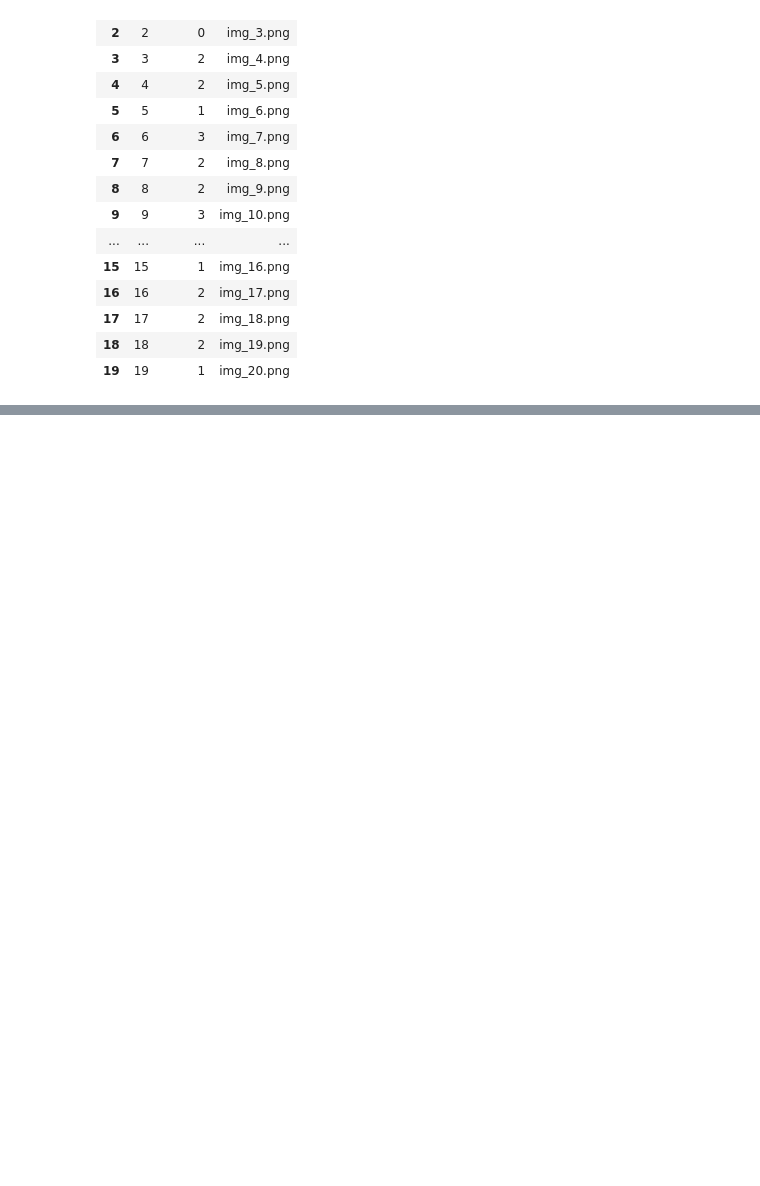
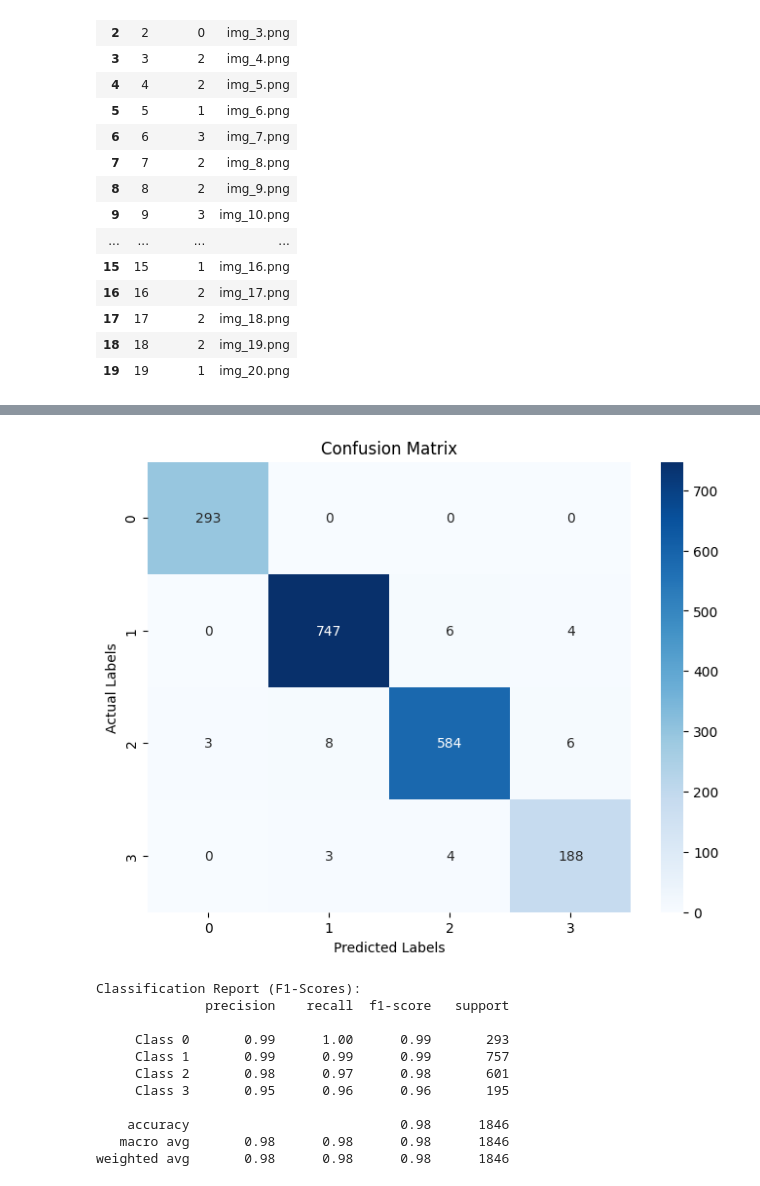
Before and after one commit to fabiocf12/MPA-MLF-exercises, a Jupyter notebook: Final_Project_Room_Occupancy/project_noaugm.ipynb, the cells around one changed output, grey strips where cells are left out. Cells and saved outputs as stored; diff of their text form; code cells hidden in the pictures; blank space fills up the shorter version.

```diff
--- a/Final_Project_Room_Occupancy/project_noaugm.ipynb
+++ b/Final_Project_Room_Occupancy/project_noaugm.ipynb
@@ -338,3 +332,40 @@ Running predictions on 3955 test images...
 Creating the Kaggle submission file...
 
 Done! file is ready at: /content/kaggle_submission_v3.csv
+# %%
+from sklearn.metrics import confusion_matrix, classification_report
+import seaborn as sns
+
+# 1. Get true labels and predictions from the validation set
+# We must redefine the validation generator without shuffling (shuffle=False) so that the results match correctly
+val_generator_fixed = val_datagen.flow_from_dataframe(
+    dataframe=val_df,
+    directory=dir_train,
+    x_col="filename",
+    y_col="target",
+    target_size=(img_height, img_width),
+    color_mode='grayscale',
+    batch_size=batch_size,
+    class_mode='categorical',
+    shuffle=False
+)
+
+Y_pred = model.predict(val_generator_fixed)
+y_pred = np.argmax(Y_pred, axis=1)
+y_true = val_generator_fixed.classes
+
+# 2. Create the Confusion Matrix
+cm = confusion_matrix(y_true, y_pred)
+plt.figure(figsize=(8, 6))
+sns.heatmap(cm, annot=True, fmt='d', cmap='Blues',
+            xticklabels=['0', '1', '2', '3'],
+            yticklabels=['0', '1', '2', '3'])
+plt.title('Confusion Matrix')
+plt.ylabel('Actual Labels')
+plt.xlabel('Predicted Labels')
+plt.show()
+
+# 3. Print F1-Score and other metrics
+print("\nClassification Report (F1-Scores):")
+print(classification_report(y_true, y_pred, target_names=['Class 0', 'Class 1', 'Class 2', 'Class 3']))
+# %% [output]
@@ -340,0 +374,12 @@ Done! file is ready at: /content/kaggle_submission_v3.csv
+[figure, added]
+Classification Report (F1-Scores):
+              precision    recall  f1-score   support
+
+     Class 0       0.99      1.00      0.99       293
+     Class 1       0.99      0.99      0.99       757
+     Class 2       0.98      0.97      0.98       601
+     Class 3       0.95      0.96      0.96       195
+
+    accuracy                           0.98      1846
+   macro avg       0.98      0.98      0.98      1846
+weighted avg       0.98      0.98      0.98      1846
```
Also changed, not shown: parts of 6 cells of this notebook, 1 other file.
